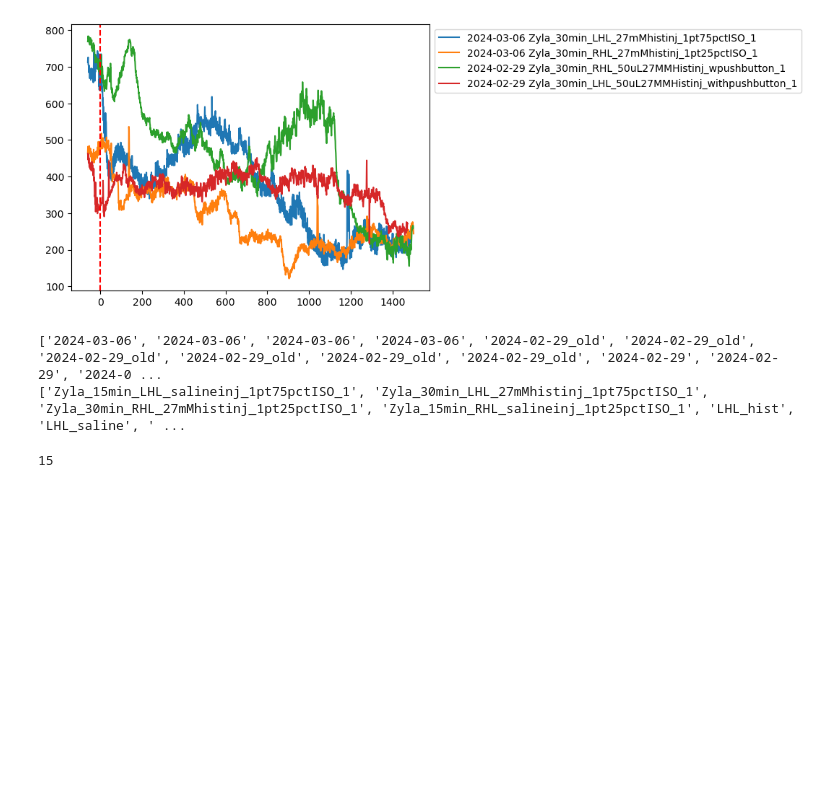
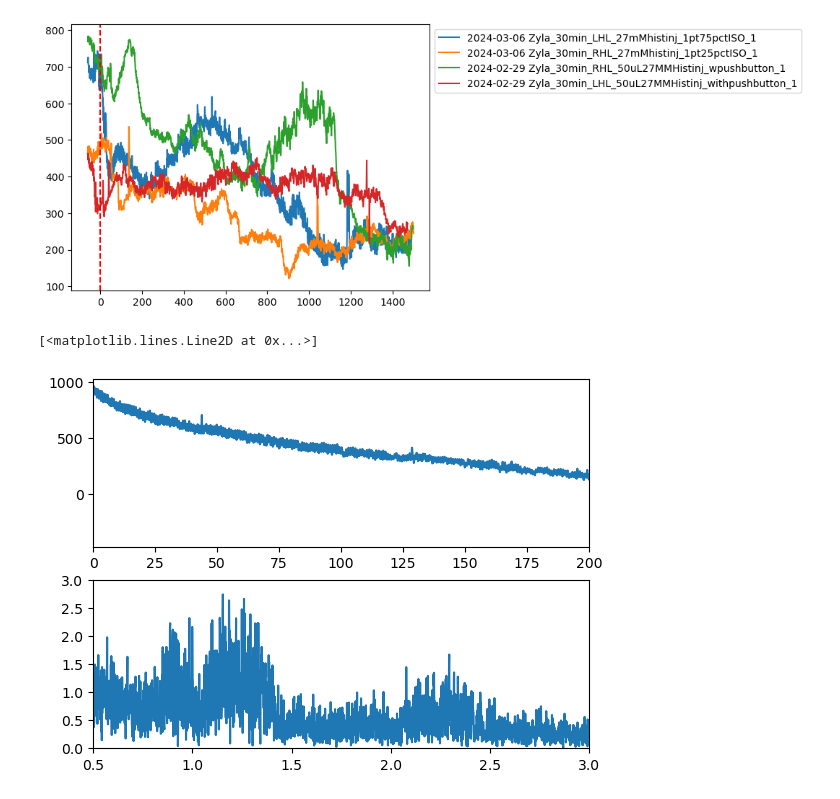
Before and after one commit to Arcadia-Science/2024-sensory-neuroimaging, a Jupyter notebook: notebooks/injection_analysis.ipynb, the cells around one changed output. Cells and saved outputs as stored; diff of their text form; code cells hidden in the pictures; blank space fills up the shorter version.

Commit message:
add func to compute breathing rate

```diff
--- a/notebooks/injection_analysis.ipynb
+++ b/notebooks/injection_analysis.ipynb
@@ -51,40 +51,36 @@ Loaded 4 traces.
 Loaded 4 sync infos.
 <matplotlib.lines.Line2D at 0x...>
 [figure]
-# %%
-import os
-
-def collect_dates_and_exps(root_dir):
-    dates = []
-    exps = []
-
-    # List directories at the first level (dates)
-    date_dirs = [d for d in os.listdir(root_dir) if os.path.isdir(os.path.join(root_dir, d))]
-
-    for date in date_dirs:
-        # Path to the date directory
-        date_dir_path = os.path.join(root_dir, date)
-
-        # List directories at the second level (exps)
-        exp_dirs = [d for d in os.listdir(date_dir_path) if os.path.isdir(os.path.join(date_dir_path, d))]
-
-        # Append date and exp information
-        for exp in exp_dirs:
-            dates.append(date)
-            exps.append(exp)
-
-    return dates, exps
-
-# Example usage
-
-root_directory = '/Users/ilya_arcadia/Neuroimaging_local/Processed/Injections'
-dates, exps = collect_dates_and_exps(root_directory)
-print(dates)
-print(exps)
-# %% [output]
-['2024-03-06', '2024-03-06', '2024-03-06', '2024-03-06', '2024-02-29_old', '2024-02-29_old', '2024-02-29_old', '2024-02-29_old', '2024-02-29_old', '2024-02-29_old', '2024-02-29', '2024-02-29', '2024-0 ...
-['Zyla_15min_LHL_salineinj_1pt75pctISO_1', 'Zyla_30min_LHL_27mMhistinj_1pt75pctISO_1', 'Zyla_30min_RHL_27mMhistinj_1pt25pctISO_1', 'Zyla_15min_RHL_salineinj_1pt25pctISO_1', 'LHL_hist', 'LHL_saline', ' ...
-# %%
-len(exps)
-# %% [output]
-15
+# %%
+## FFT of the ROI
+import numpy as np
+import matplotlib.pyplot as plt
+# get roi at center of image
+center = np.array(img.shape) // 2
+roi = img[:,center[1]-50:center[1]+50, center[2]-50:center[2]+50]
+roi_mean = np.mean(roi, axis=(1,2))
+# calculate heart rate using FFT
+from scipy.signal import find_peaks
+from scipy.fft import fft, fftfreq
+
+fs = 10 # Hz
+t_orig = np.arange(0, len(roi_mean)) / fs
+roi_mean = roi_mean - np.mean(roi_mean)
+N = len(roi_mean)
+yf = fft(roi_mean)
+yf = 2.0/N * np.abs(yf[0:N//2])
+
+xf = fftfreq(N, 1/fs)[:N//2]
+f, axs = plt.subplots(2, 1)
+axs[0].plot(roi_mean)
+axs[0].set_xlim(0, 200)
+axs[1].plot(xf, yf)
+plt.xlim(0.5,3)
+plt.ylim(0, 3)
+
+# find peaks
+peaks, _ = find_peaks(yf, height=5, distance=10)
+plt.plot(xf[peaks], yf[peaks], "x")
+# %% [output]
+[<matplotlib.lines.Line2D at 0x...>]
+[figure, added]
```
Also changed, not shown: 1 other file.
